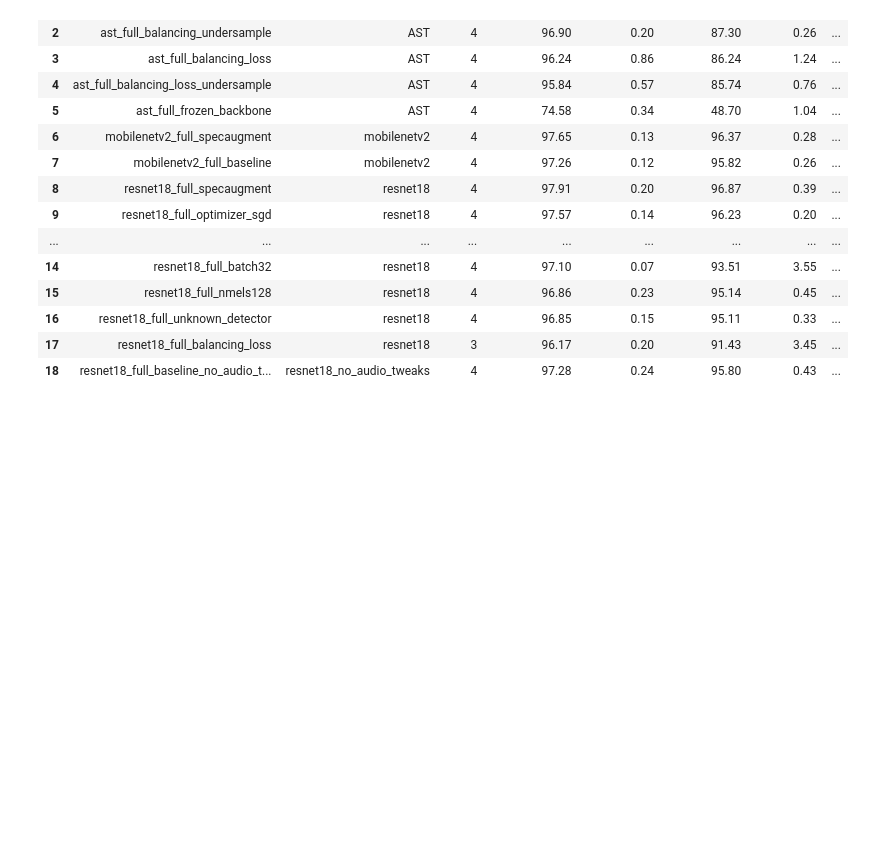
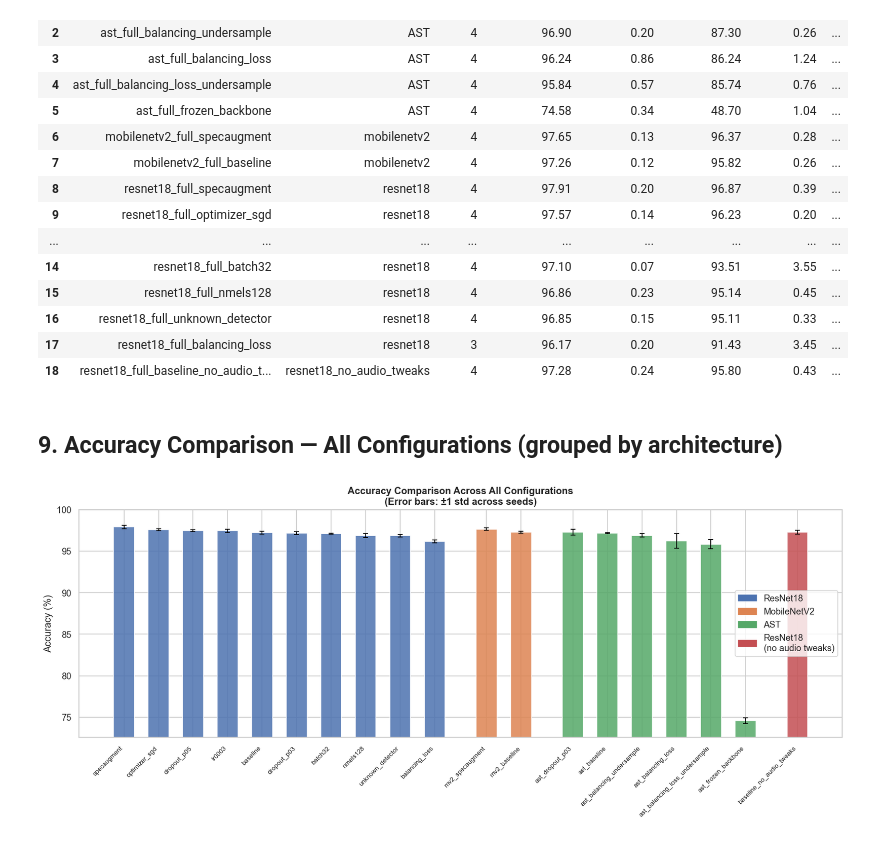
Before and after one commit to annaostrowska03/speech-commands-transformer-benchmark, a Jupyter notebook: reports/analysis_report.ipynb, the cells around one changed output. Saved outputs shown, nothing was run; the diff lists cells and outputs as text; code cells hidden in the pictures; blank space fills up the shorter version.

```diff
--- a/reports/analysis_report.ipynb
+++ b/reports/analysis_report.ipynb
@@ -353,3 +353,40 @@ styled
 | 16 | resnet18_full_unknown_detector | resnet18 | 4 | 96.85 | 0.15 | 95.11 | 0.33 | ... |
 | 17 | resnet18_full_balancing_loss | resnet18 | 3 | 96.17 | 0.20 | 91.43 | 3.45 | ... |
 | 18 | resnet18_full_baseline_no_audio_t... | resnet18_no_audio_tweaks | 4 | 97.28 | 0.24 | 95.80 | 0.43 | ... |
+# %% [markdown]
+## 9. Accuracy Comparison — All Configurations (grouped by architecture)
+# %%
+import matplotlib.patches as mpatches
+
+fig, ax = plt.subplots(figsize=(14, 6))
+
+x = 0
+x_ticks, x_labels = [], []
+for arch in arch_order:
+    grp = df[df["Architecture"] == arch].sort_values("Test Acc Mean", ascending=False)
+    if grp.empty:
+        continue
+    for _, row in grp.iterrows():
+        err = row["Test Acc Std"] if pd.notna(row["Test Acc Std"]) else 0
+        ax.bar(x, row["Test Acc Mean"], 0.6,
+               color=palette_arch.get(arch, "grey"), alpha=0.85,
+               yerr=err, capsize=3, error_kw={"linewidth": 1})
+        x_ticks.append(x)
+        x_labels.append(row["Label"])
+        x += 1
+    x += 0.5  # gap between architecture groups
+
+ax.set_xticks(x_ticks)
+ax.set_xticklabels(x_labels, rotation=45, ha="right", fontsize=8)
+ax.set_ylabel("Accuracy (%)")
+ax.set_title("Accuracy Comparison Across All Configurations\n(Error bars: ±1 std across seeds)", fontweight="bold")
+ax.set_ylim(df["Test Acc Mean"].min() - 2, 100)
+
+patches = [mpatches.Patch(color=palette_arch[a], label=arch_labels.get(a, a))
+           for a in arch_order if a in palette_arch]
+ax.legend(handles=patches)
+plt.tight_layout()
+plt.savefig("visualizations/accuracy_comparison.png", bbox_inches="tight")
+plt.show()
+# %% [output]
+[figure, added]
```
Also changed, not shown: parts of 6 cells of this notebook, 11 other files.
